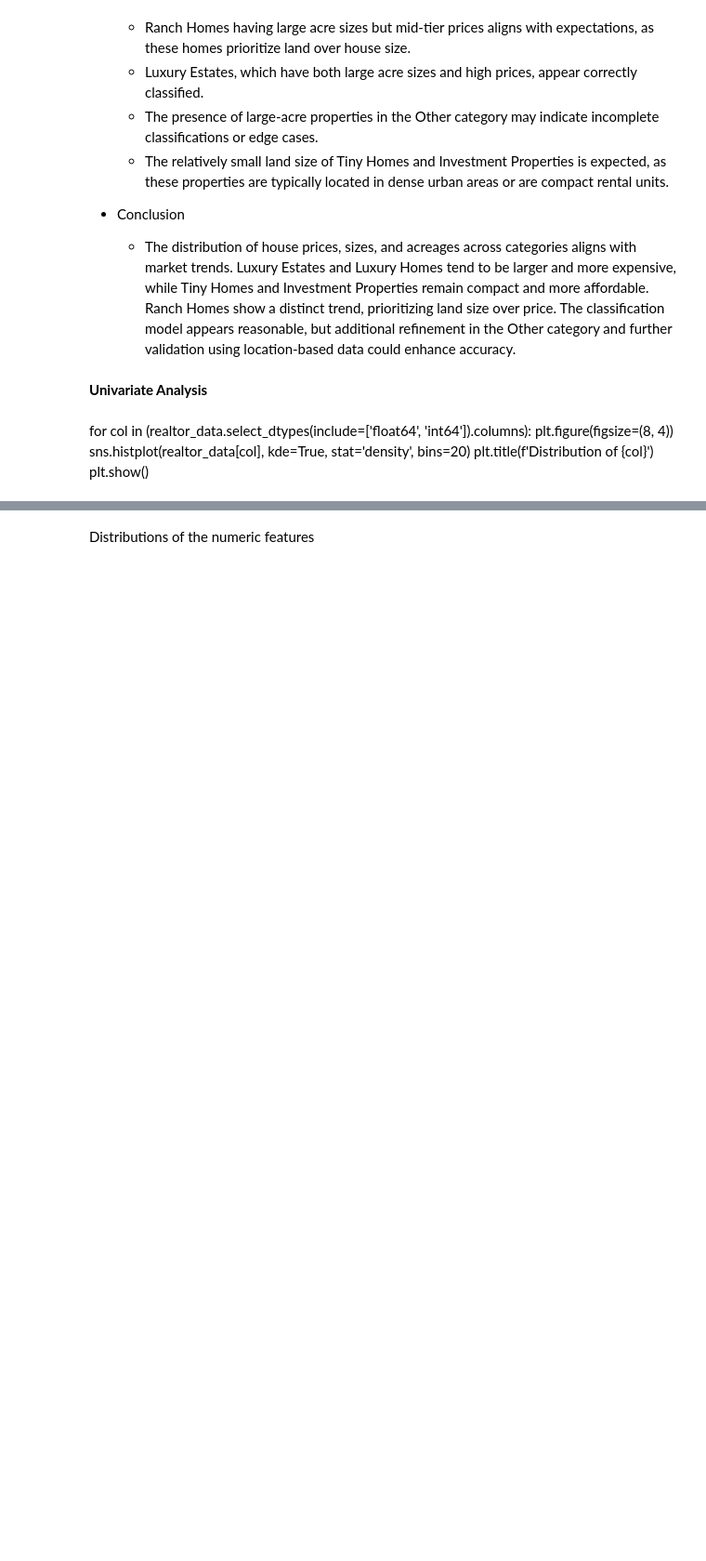
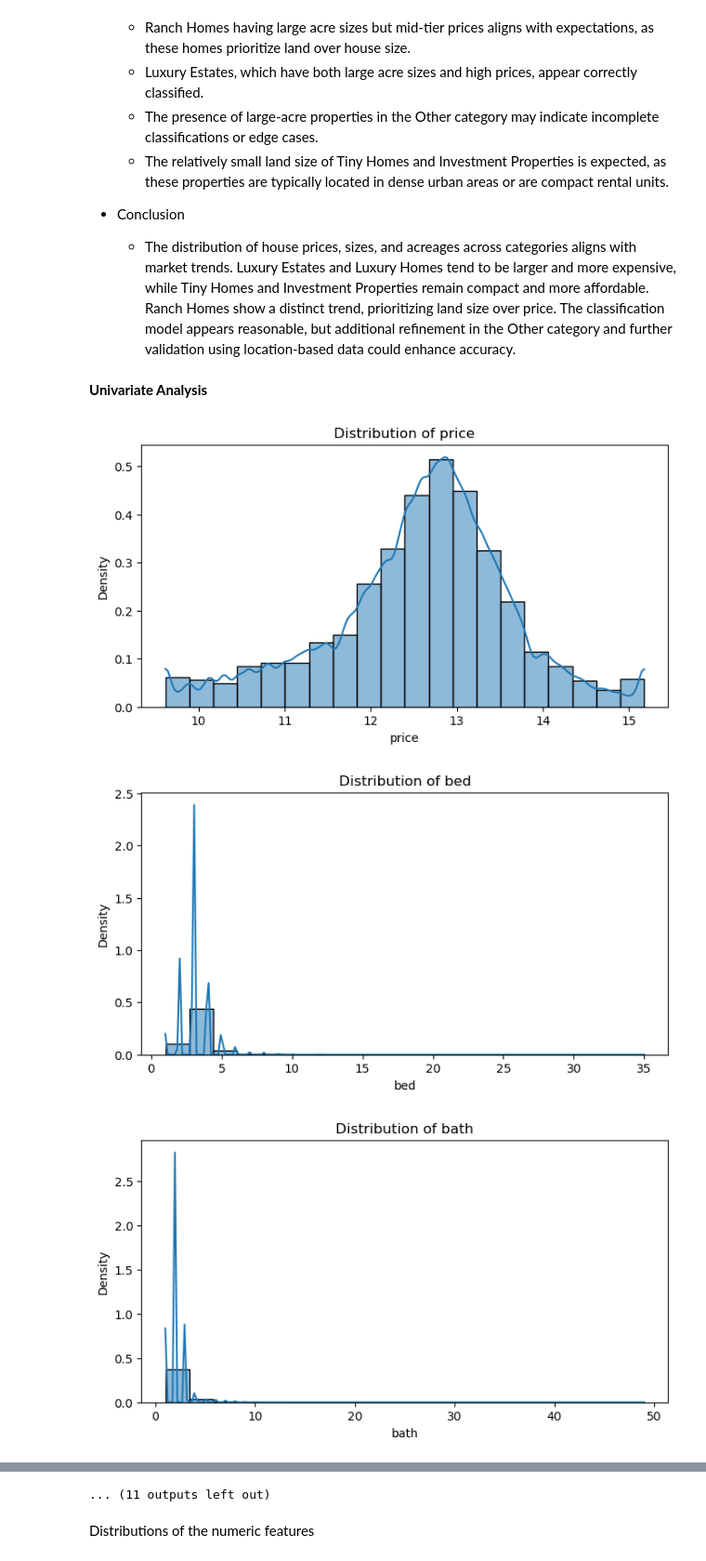
Before and after one commit to SatrunsDream/DSC148-Project, a Jupyter notebook: Case_Study.ipynb, the cells around one changed output, grey strips where cells are left out. Shown at 93% size. Cells and saved outputs as stored; diff of their text form; code cells hidden in the pictures; blank space fills up the shorter version.

```diff
--- a/Case_Study.ipynb
+++ b/Case_Study.ipynb
@@ -1121,9 +1121,13 @@ To determine whether some features are redundant, it is necessary to calculate t
     - The distribution of house prices, sizes, and acreages across categories aligns with market trends. Luxury Estates and Luxury Homes tend to be larger and more expensive, while Tiny Homes and Investment Properties remain compact and more affordable. Ranch Homes show a distinct trend, prioritizing land size over price. The classification model appears reasonable, but additional refinement in the Other category and further validation using location-based data could enhance accuracy.
 # %% [markdown]
 **Univariate Analysis**
-# %% [markdown]
-for col in (realtor_data.select_dtypes(include=['float64', 'int64']).columns):
-    plt.figure(figsize=(8, 4))
-    sns.histplot(realtor_data[col], kde=True, stat='density', bins=20)
-    plt.title(f'Distribution of {col}')
-    plt.show()
+# %%
+for col in (realtor_data.select_dtypes(include=['float64', 'int64']).columns):
+    plt.figure(figsize=(8, 4))
+    sns.histplot(realtor_data[col], kde=True, stat='density', bins=20)
+    plt.title(f'Distribution of {col}')
+    plt.show()
+# %% [output]
+[figure, added]
+[figure, added]
+[figure, added]
@@ -1130,2 +1143,3 @@ for col in (realtor_data.select_dtypes(include=['float64', 'int64']).columns):
+... (11 outputs left out)
 # %% [markdown]
 Distributions of the numeric features
```
Also changed, not shown: parts of 45 cells of this notebook.
